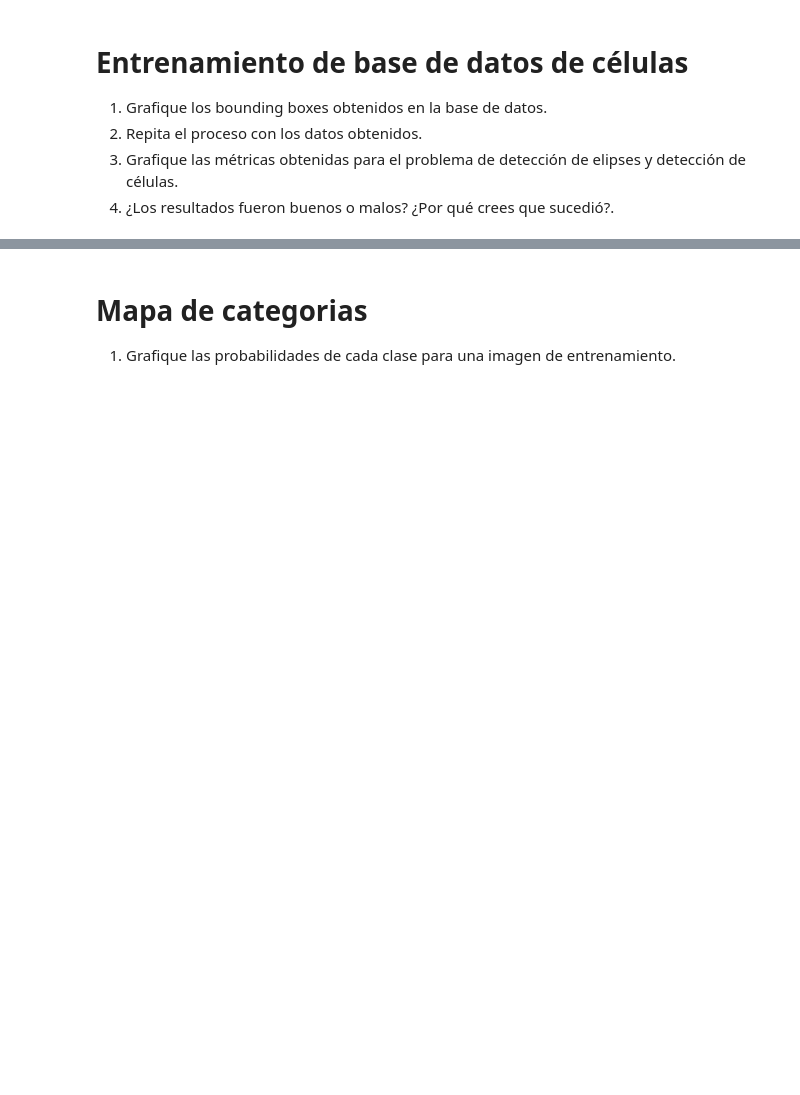
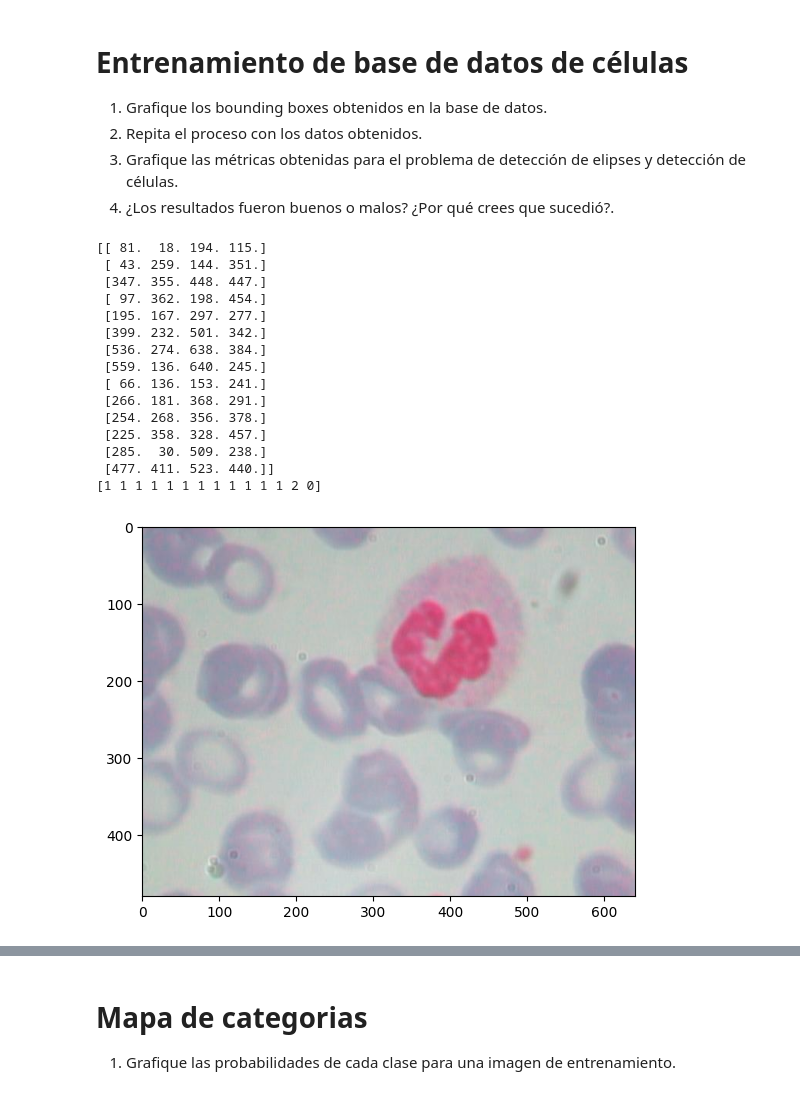
Before and after one commit to luisCossio/CC6204-Deep-Learning, a Jupyter notebook: notebooks/Auxiliar_5_Deteccion_aplicando_regresion_clasificacion.ipynb, the cells around one changed output, grey strips where cells are left out. Cells and saved outputs as stored; diff of their text form; code cells hidden in the pictures; blank space fills up the shorter version.

```diff
--- a/notebooks/Auxiliar_5_Deteccion_aplicando_regresion_clasificacion.ipynb
+++ b/notebooks/Auxiliar_5_Deteccion_aplicando_regresion_clasificacion.ipynb
@@ -504,3 +506,28 @@ class DatasetCells(Dataset):
 train_dataset = DatasetCells('/home/luis/2026/CC6204-Deep-Learning3/data/archive_bbcd/train')
 val_dataset = DatasetCells('/home/luis/2026/CC6204-Deep-Learning3/data/archive_bbcd/valid')
 ###### CODE HERE ######
+# %%
+# index = 0
+index += 1
+img,target = train_dataset[index]
+
+print(target['boxes'])
+print(target['labels'])
+plt.imshow(img)
+# %% [output]
+[[ 81.  18. 194. 115.]
+ [ 43. 259. 144. 351.]
+ [347. 355. 448. 447.]
+ [ 97. 362. 198. 454.]
+ [195. 167. 297. 277.]
+ [399. 232. 501. 342.]
+ [536. 274. 638. 384.]
+ [559. 136. 640. 245.]
+ [ 66. 136. 153. 241.]
+ [266. 181. 368. 291.]
+ [254. 268. 356. 378.]
+ [225. 358. 328. 457.]
+ [285.  30. 509. 238.]
+ [477. 411. 523. 440.]]
+[1 1 1 1 1 1 1 1 1 1 1 1 2 0]
+[figure, added]
```
Also changed, not shown: parts of 13 cells of this notebook, 2 other files.
